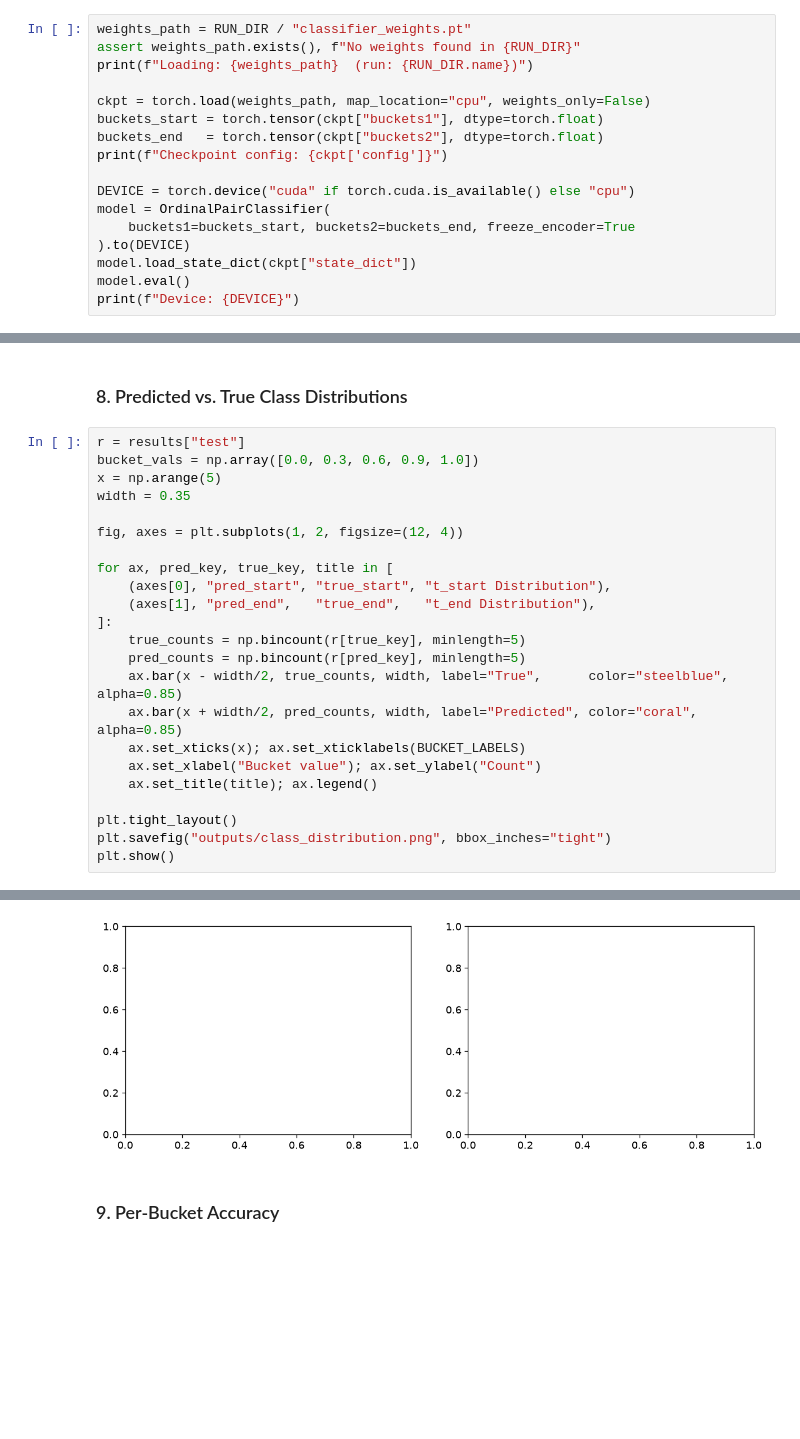
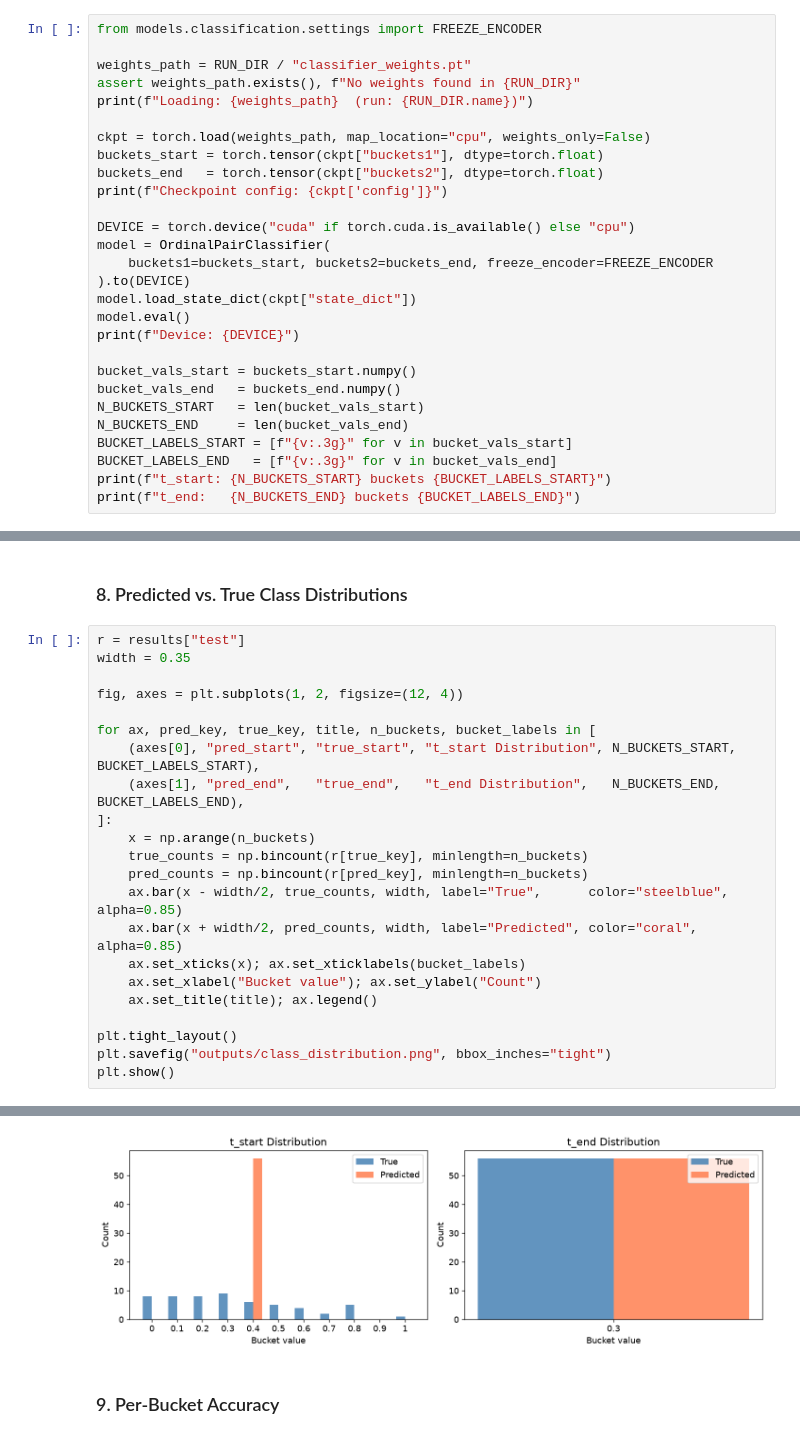
Before and after one commit to hcoderdm/chordedit-models, a Jupyter notebook: models/cell_classifier/model_eval.ipynb, the cells around one changed output, grey strips where cells are left out. Drawn from its saved outputs; the diff is of its cells as text; blank space fills up the shorter version.

Commit message:
Update settings for classification model: add bucket parameters, adjust learning rates, include encoder freeze option

```diff
--- a/models/cell_classifier/model_eval.ipynb
+++ b/models/cell_classifier/model_eval.ipynb
@@ -70,6 +70,8 @@ t_end   buckets: [np.float64(0.3)]
 # %% [markdown]
 ### 2. Load Model
 # %%
+from models.classification.settings import FREEZE_ENCODER
+
 weights_path = RUN_DIR / "classifier_weights.pt"
 assert weights_path.exists(), f"No weights found in {RUN_DIR}"
 print(f"Loading: {weights_path}  (run: {RUN_DIR.name})")
@@ -81,9 +83,18 @@ print(f"Checkpoint config: {ckpt['config']}")
 
 DEVICE = torch.device("cuda" if torch.cuda.is_available() else "cpu")
 model = OrdinalPairClassifier(
-    buckets1=buckets_start, buckets2=buckets_end, freeze_encoder=True
+    buckets1=buckets_start, buckets2=buckets_end, freeze_encoder=FREEZE_ENCODER
 ).to(DEVICE)
 model.load_state_dict(ckpt["state_dict"])
 model.eval()
 print(f"Device: {DEVICE}")
+
+bucket_vals_start = buckets_start.numpy()
+bucket_vals_end   = buckets_end.numpy()
+N_BUCKETS_START   = len(bucket_vals_start)
+N_BUCKETS_END     = len(bucket_vals_end)
+BUCKET_LABELS_START = [f"{v:.3g}" for v in bucket_vals_start]
+BUCKET_LABELS_END   = [f"{v:.3g}" for v in bucket_vals_end]
+print(f"t_start: {N_BUCKETS_START} buckets {BUCKET_LABELS_START}")
+print(f"t_end:   {N_BUCKETS_END} buckets {BUCKET_LABELS_END}")
 # %% [output]
@@ -253,21 +286,20 @@ plt.show()
 ### 8. Predicted vs. True Class Distributions
 # %%
 r = results["test"]
-bucket_vals = np.array([0.0, 0.3, 0.6, 0.9, 1.0])
-x = np.arange(5)
 width = 0.35
 
 fig, axes = plt.subplots(1, 2, figsize=(12, 4))
 
-for ax, pred_key, true_key, title in [
-    (axes[0], "pred_start", "true_start", "t_start Distribution"),
-    (axes[1], "pred_end",   "true_end",   "t_end Distribution"),
+for ax, pred_key, true_key, title, n_buckets, bucket_labels in [
+    (axes[0], "pred_start", "true_start", "t_start Distribution", N_BUCKETS_START, BUCKET_LABELS_START),
+    (axes[1], "pred_end",   "true_end",   "t_end Distribution",   N_BUCKETS_END,   BUCKET_LABELS_END),
 ]:
-    true_counts = np.bincount(r[true_key], minlength=5)
-    pred_counts = np.bincount(r[pred_key], minlength=5)
+    x = np.arange(n_buckets)
+    true_counts = np.bincount(r[true_key], minlength=n_buckets)
+    pred_counts = np.bincount(r[pred_key], minlength=n_buckets)
     ax.bar(x - width/2, true_counts, width, label="True",      color="steelblue", alpha=0.85)
     ax.bar(x + width/2, pred_counts, width, label="Predicted", color="coral",     alpha=0.85)
-    ax.set_xticks(x); ax.set_xticklabels(BUCKET_LABELS)
+    ax.set_xticks(x); ax.set_xticklabels(bucket_labels)
     ax.set_xlabel("Bucket value"); ax.set_ylabel("Count")
     ax.set_title(title); ax.legend()
 
@@ -279,4 +310,4 @@ ValueError: shape mismatch: objects cannot be broadcast to a single shape.  Mism
-[figure, old version]
+[figure, new version]
 # %% [markdown]
 ### 9. Per-Bucket Accuracy
 # %%
```
Also changed, not shown: parts of 12 cells of this notebook, 3 other files.
